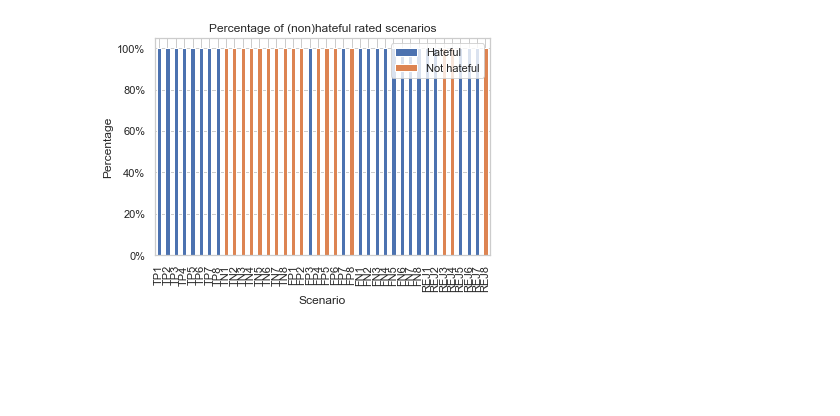
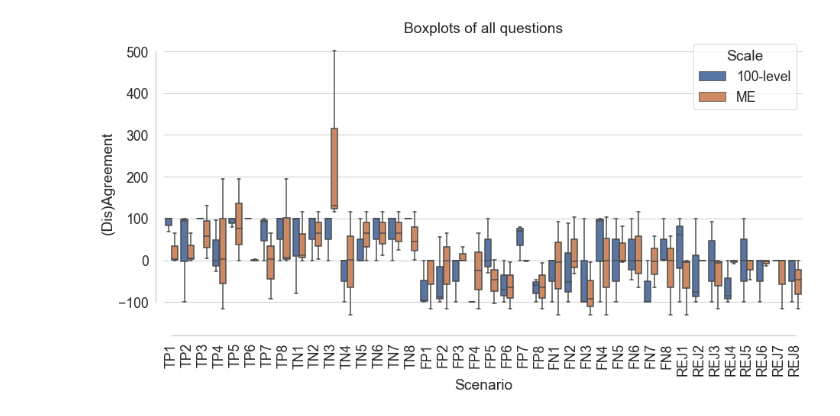
Before and after one commit to delftcrowd/smart_rejector_for_hate_speech, a Jupyter notebook: code/costs/analysis/pilot_study.ipynb, the cells around one changed output. Cells and saved outputs as stored; diff of their text form; code cells hidden in the pictures; blank space fills up the shorter version.

```diff
--- a/code/costs/analysis/pilot_study.ipynb
+++ b/code/costs/analysis/pilot_study.ipynb
@@ -81,5 +100,8 @@ Analysis.plot_boxplots(data)
-# %%
-%matplotlib inline
-Analysis.plot_hatefulness(data)
-# %% [output]
-[figure, removed]
+# %%
+%matplotlib inline
+sns.set(rc={'figure.figsize':(15,7)})
+sns.set(font_scale = 1.6)
+sns.set_style("whitegrid")
+Analysis.plot_boxplots(data=data)
+# %% [output]
+[figure, added]
```
Also changed, not shown: parts of 10 cells of this notebook, 2 other files.
